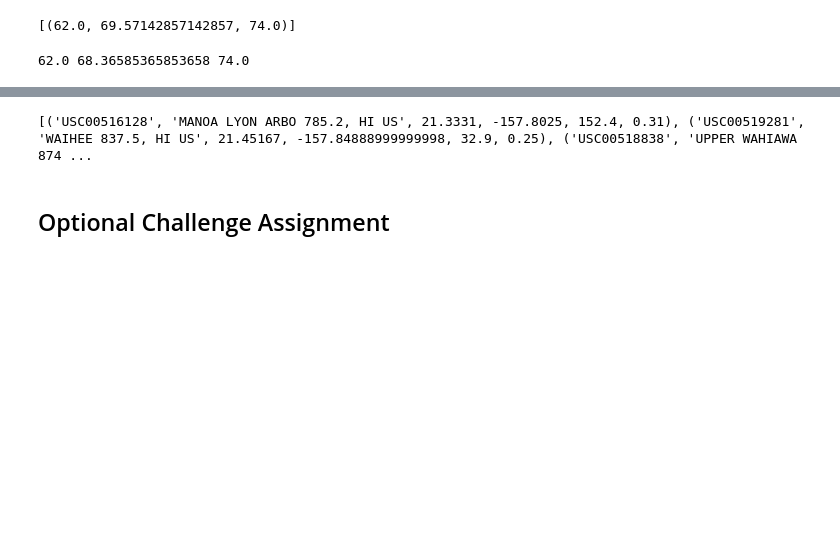
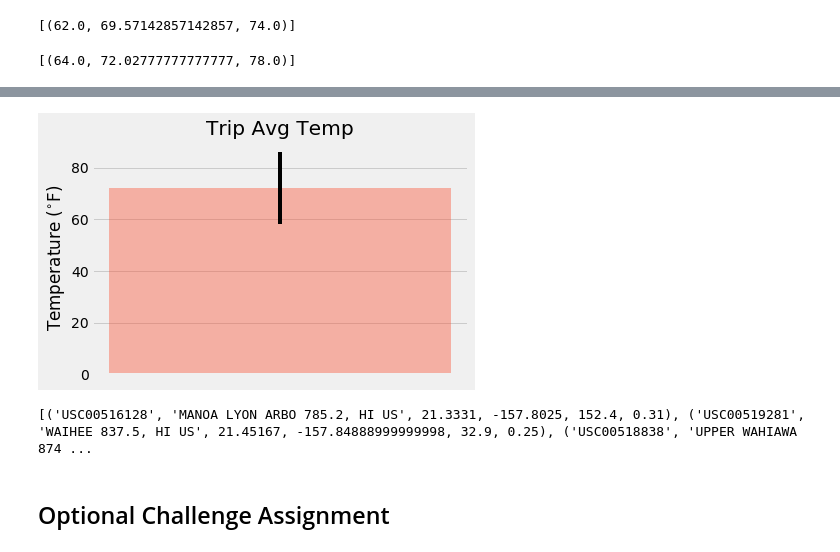
Before and after one commit to davidjaimes/sqlalchemy-challenge, a Jupyter notebook: climate.ipynb, the cells around one changed output, grey strips where cells are left out. Saved outputs shown, nothing was run; the diff lists cells and outputs as text; code cells hidden in the pictures; blank space fills up the shorter version.

Commit message:
finish with bar chart of trip average temperatures

```diff
--- a/climate.ipynb
+++ b/climate.ipynb
@@ -143,11 +140,18 @@ print(calc_temps('2012-02-28', '2012-03-05'))
 # %%
 # Use your previous function `calc_temps` to calculate the tmin, tavg, and tmax
 # for your trip using the previous year's data for those same dates.
+tmin, tavg, tmax = calc_temps('2017-02-28', '2017-03-05')[0]
+calc_temps('2017-02-28', '2017-03-05')
 # %% [output]
-62.0 68.36585365853658 74.0
+[(64.0, 72.02777777777777, 78.0)]
 # %%
 # Plot the results from your previous query as a bar chart.
 # Use "Trip Avg Temp" as your Title
 # Use the average temperature for the y value
 # Use the peak-to-peak (tmax-tmin) value as the y error bar (yerr)
+plt.bar('', height=tavg, yerr=tmax - tmin, color='C1', alpha=0.4)
+plt.ylabel(r'Temperature ($^{\circ}$F)')
+plt.title('Trip Avg Temp')
+plt.grid(axis='x')
+plt.savefig('images/trip-avg-temp.png', dpi=200)
 # %% [output]
@@ -156,3 +158,4 @@ print(calc_temps('2012-02-28', '2012-03-05'))
+[figure, added]
 # %%
 # Calculate the total amount of rainfall per weather station for your trip dates using the previous year's matching dates.
 # Sort this in descending order by precipitation amount and list the station, name, latitude, longitude, and elevation
```
Also changed, not shown: parts of 3 cells of this notebook, 2 other files.
